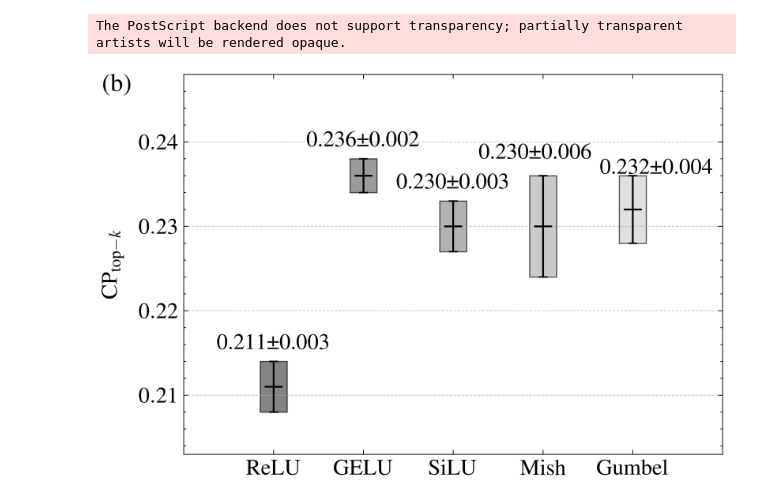
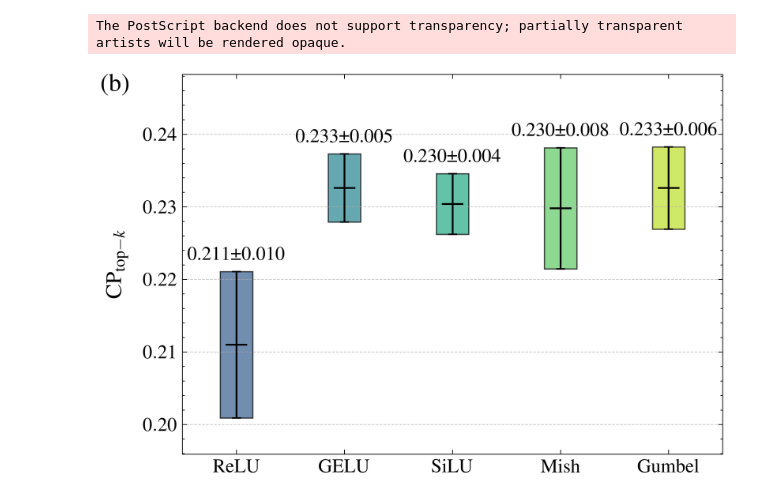
Before and after one commit to resonance-dfb/credit-autoencoder, a Jupyter notebook: Fig3a-b.ipynb, the cells around one changed output. Saved outputs shown, nothing was run; the diff lists cells and outputs as text; code cells hidden in the pictures.

```diff
--- a/Fig3a-b.ipynb
+++ b/Fig3a-b.ipynb
@@ -86,18 +126,32 @@ import matplotlib.pyplot as plt
 import numpy as np
 import matplotlib as mpl
 import scienceplots
+from scipy.stats import t
 
-# 禁用LaTeX渲染以避免中文问题
+# 禁用 LaTeX 渲染以避免中文问题
 plt.rcParams['text.usetex'] = False
 plt.rcParams['font.serif'] = ['Times New Roman']
 mpl.rcParams['figure.dpi'] = 800
-mpl.rcParams['axes.unicode_minus'] = False  # 用来正常显示负号
+mpl.rcParams['axes.unicode_minus'] = False  # 允许负号显示
 plt.style.use(['science', 'ieee'])
 
-# 激活函数及其 CP_top-k 结果数据
+# 激活函数及其 Top-k 结果数据
 activation_functions = ['ReLU', 'GELU', 'SiLU', 'Mish', 'Gumbel']
-auc_means = [0.211, 0.236, 0.230, 0.230, 0.232]  # 修改后的均值
-auc_stds = [0.003, 0.002, 0.003, 0.006, 0.004]  # 修改后的标准差
+top_k_data = [
+    [0.199, 0.213, 0.217, 0.219, 0.207],
+    [0.236, 0.227, 0.236, 0.231, 0.233],
+    [0.230, 0.236, 0.229, 0.227, 0.230],
+    [0.233, 0.227, 0.229, 0.221, 0.239],
+    [0.230, 0.230, 0.240, 0.234, 0.229]
+]
+
+# 计算均值、标准差、标准误（SE）、t 值、95% 置信区间
+n_samples = len(top_k_data[0])
+top_k_means = np.mean(top_k_data, axis=1)
+top_k_stds = np.std(top_k_data, axis=1, ddof=1)  # 使用 ddof=1 计算样本标准差
+top_k_se = top_k_stds / np.sqrt(n_samples)  # 计算标准误
+t_value = t.ppf(0.975, df=n_samples - 1)  # 95% 置信区间的 t 值
+top_k_ci = t_value * top_k_se  # 计算 95% 置信区间
 
 # 创建图形和轴
 fig, ax = plt.subplots(figsize=(6, 4))
@@ -106,76 +160,66 @@ fig, ax = plt.subplots(figsize=(6, 4))
 x = np.arange(len(activation_functions))
 
 # 调窄矩形和误差条的宽度
-width = 0.3  # 更窄的宽度
+width = 0.3  # 控制柱子的宽度
 
-# 创建灰度颜色列表，使用不同的深浅
-gray_levels = np.linspace(0.2, 0.8, len(activation_functions))  # 从浅到深的灰度
-colors = [plt.cm.gray(level) for level in gray_levels]
+# 创建颜色列表，使用 Viridis 颜色映射
+colors = [plt.cm.viridis(i) for i in np.linspace(0.3, 0.9, len(activation_functions))]
+
 # 添加网格线
-ax.grid(True, linestyle='--', alpha=0.7, axis='y', zorder=0) # 让网格线在最底层
-# 绘制误差范围矩形、均值线和误差条
+ax.grid(True, linestyle='--', alpha=0.7, axis='y', zorder=0)  # 让网格线在最底层
+
+# 绘制误差范围矩形、均值线和误差条（置信区间）
 for i in range(len(activation_functions)):
-    # 计算下限和上限
-    lower = auc_means[i] - auc_stds[i]
-    upper = auc_means[i] + auc_stds[i]
+    # 计算上下限
+    lower = top_k_means[i] - top_k_ci[i]
+    upper = top_k_means[i] + top_k_ci[i]
 
-    # 绘制误差范围矩形
-    ax.bar(x[i], upper - lower, width=width, bottom=lower, color=colors[i], alpha=0.6, edgecolor='black', linewidth=0.8)
+    # 绘制置信区间范围矩形
+    ax.bar(x[i], upper - lower, width=width, bottom=lower, color=colors[i], alpha=0.7, edgecolor='black', linewidth=0.8)
 
     # 在矩形中心添加均值线
-    ax.hlines(auc_means[i], x[i] - width / 3, x[i] + width / 3, colors='black', linestyles='-', linewidth=1.2)
+    ax.hlines(top_k_means[i], x[i] - width / 3, x[i] + width / 3, colors='black', linestyles='-', linewidth=1.2)
 
     # 使用 errorbar 绘制误差条
-    ax.errorbar(x[i], auc_means[i], yerr=auc_stds[i], fmt='none',
+    ax.errorbar(x[i], top_k_means[i], yerr=top_k_ci[i], fmt='none',
                 color='black', capsize=3, capthick=1, linestyle='-', linewidth=1.2, zorder=3)
 
     # 添加数值标签
-    y_offset = 5  # 默认偏移量
-    x_offset = 0  # 默认水平偏移
-
-    if i == len(activation_functions) - 2:  # Mish
-        y_offset = 8
-        x_offset = -5
-    elif i == len(activation_functions) - 1:  # Gumbel
-        y_offset = -2
-        x_offset = 16
-
-    ax.annotate(f'{auc_means[i]:.3f}±{auc_stds[i]:.3f}',
+    ax.annotate(f'{top_k_means[i]:.3f}±{top_k_ci[i]:.3f}',
                 xy=(x[i], upper),
-                xytext=(x_offset, y_offset),
+                xytext=(0, 5),  # 上移一点
                 textcoords="offset points",
                 ha='center', va='bottom',
-                fontsize=15)
+                fontsize=13)
 
-# 设置标题和轴标签
+# 设置 y 轴标签
 ax.set_ylabel(r'CP$_{\rm top-{\it k}}$', fontsize=15, labelpad=10)
 
 # 设置 x 轴刻度和标签
 ax.set_xticks(x)
-ax.set_xticklabels(activation_functions, fontsize=15)
-ax.tick_params(axis='y', labelsize=15)  # y 轴刻度标签字体大小
+ax.set_xticklabels(activation_functions, fontsize=13)
+ax.tick_params(axis='y', labelsize=13)  # y 轴刻度标签字体大小
 ax.xaxis.set_minor_locator(plt.NullLocator())
 
-# 设置 y 轴范围，使图表更清晰
-y_min = min([m - s for m, s in zip(auc_means, auc_stds)]) - 0.005
-y_max = max([m + s for m, s in zip(auc_means, auc_stds)]) + 0.01
+# 设置 y 轴范围
+y_min = min(top_k_means - top_k_ci) - 0.005
+y_max = max(top_k_means + top_k_ci) + 0.01
 ax.set_ylim(y_min, y_max)
 
+# 设置 x 轴范围，增加两侧空白
+ax.set_xlim(x[0] - 0.5, x[-1] + 0.5)
 
-
-# 设置 x 轴范围，增加两侧空白
-ax.set_xlim(x[0] - 1, x[-1] + 1)  # 关键行：增加 x 轴范围
-
-# 添加 (b) 标记
+# 添加图标标记，例如 (c)
 ax.text(-0.15, 1.0, '(b)', transform=ax.transAxes, fontsize=17, va='top')
 
 # 调整布局
 plt.tight_layout()
 
-# 保存为 EPS 文件
+# 保存图像
 plt.savefig('D:/Credit Card Fraud Detection/Fig3b.eps', format='eps', dpi=800)
 
+# 显示图像
 plt.show()
 # %% [output]
 The PostScript backend does not support transparency; partially transparent artists will be rendered opaque.
-[figure, old version]
+[figure, new version]
```
Also changed, not shown: parts of 7 cells of this notebook.
